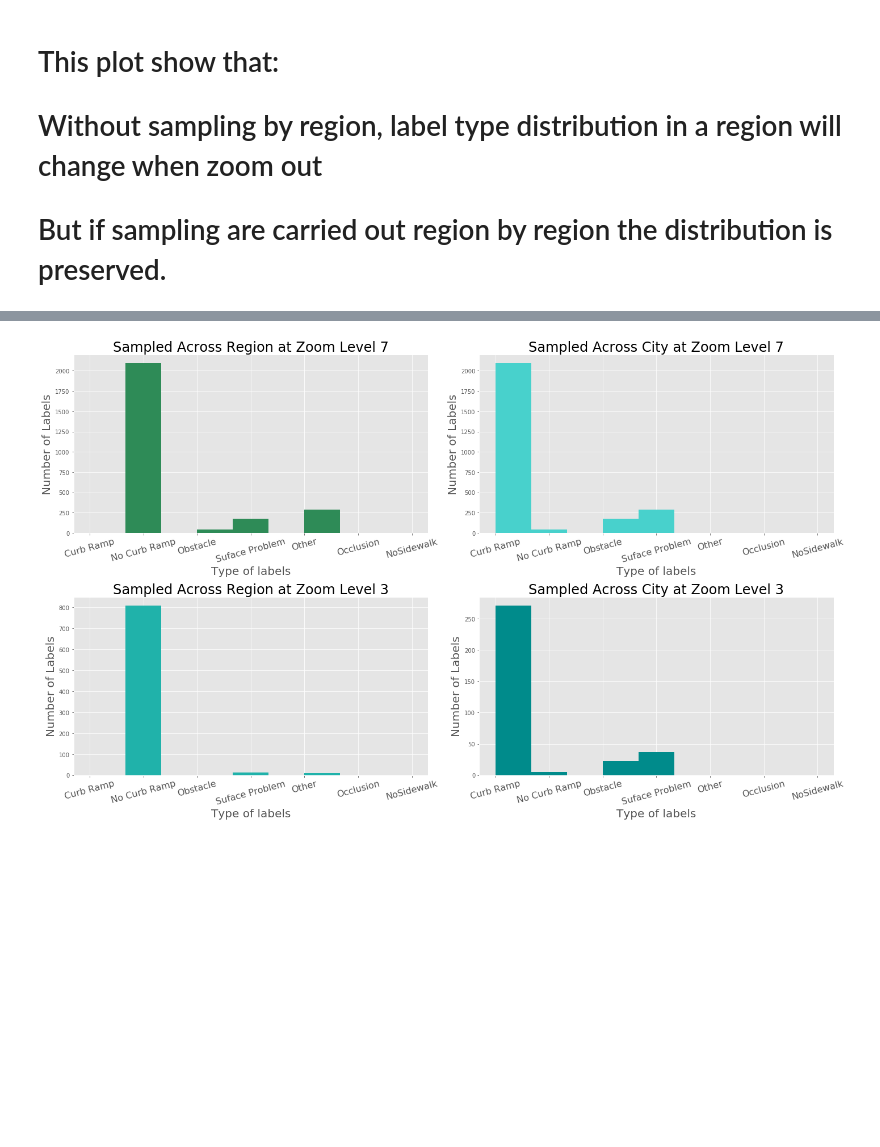
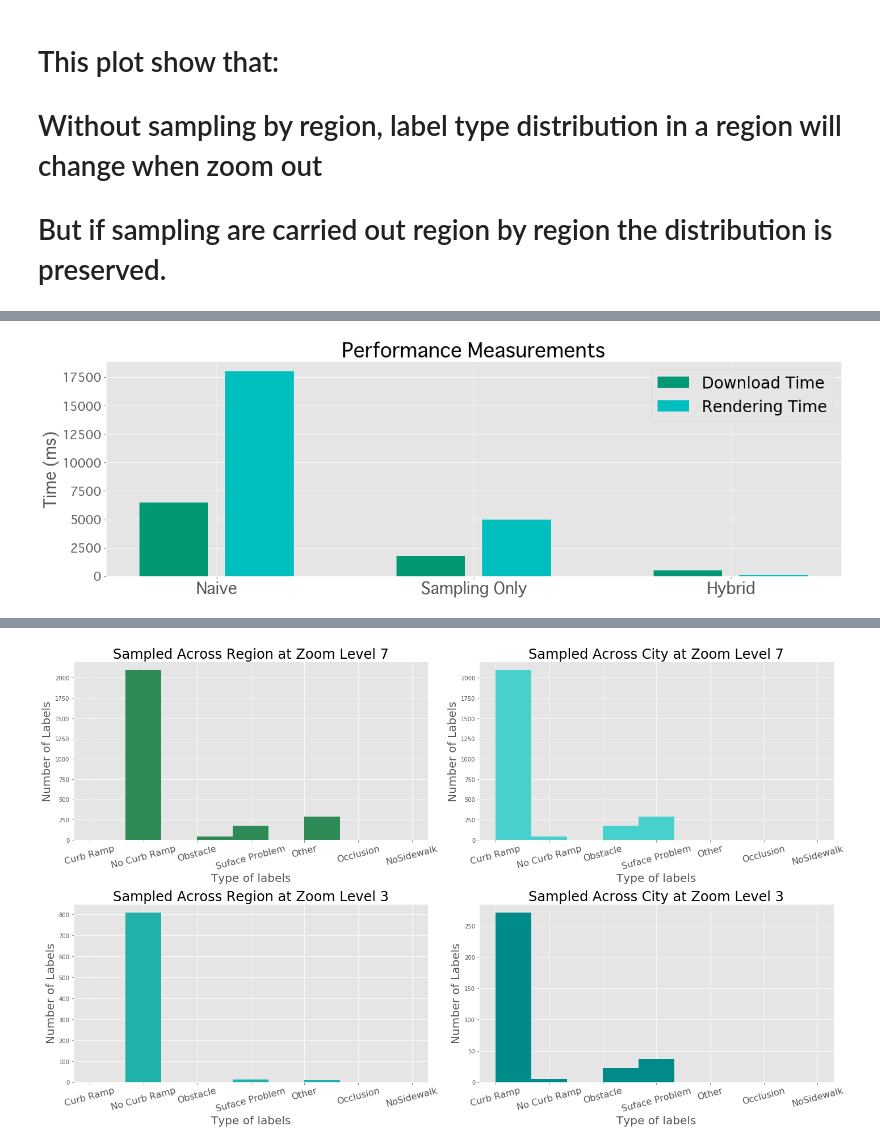
Before and after one commit to zhuMingXu/SidewalkWebpage, a Jupyter notebook: Thinning/Plots.ipynb, the cells around one changed output, grey strips where cells are left out. Cells and saved outputs as stored; diff of their text form; code cells hidden in the pictures; blank space fills up the shorter version.

```diff
--- a/Thinning/Plots.ipynb
+++ b/Thinning/Plots.ipynb
@@ -68,16 +74,19 @@ xlabels = ['Naive','Sampling Only','Hybrid']
 # %%
 x1 = [1,4,7]
 x2 = [2,5,8]
 plt.figure(figsize=(20,6))
-plt.bar(x1,height1,color= color_plan,label='Latency Time')
+plt.bar(x1,height1,color= color_plan,label='Download Time')
 plt.bar(x2,height2,color= 'c',label = 'Rendering Time')
-plt.legend(loc="upper right",fontsize =20)
+plt.legend(loc="upper right",fontsize = axes_font_size)
 plt.title("Performance Measurements",fontsize = title_font_size,**font)
-plt.xticks(xlabel_loc, xlabels, fontsize = tick_font_size,**font)
+plt.xticks(xlabel_loc, xlabels, fontsize = axes_font_size,**font)
+plt.yticks(fontsize = tick_font_size,**font)
 plt.ylabel("Time (ms)",fontsize = axes_font_size,**font)
 #plt.ylim(0,7)
-#plt.show()
 plt.savefig('Performance_Comparison.png')
+plt.show()
+# %% [output]
+[figure, added]
 # %%
 latency_time2 = [960,365,512,866,1150,1780,2430,5310]
 latency_time3 = [1670,563,550,434,502,527,220,167]
```
Also changed, not shown: parts of 3 cells of this notebook, 3 other files.
